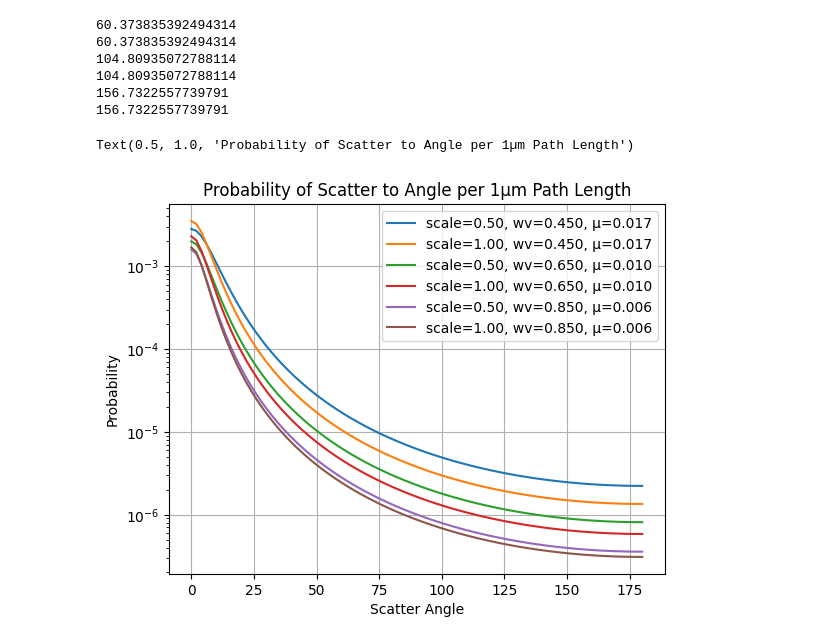
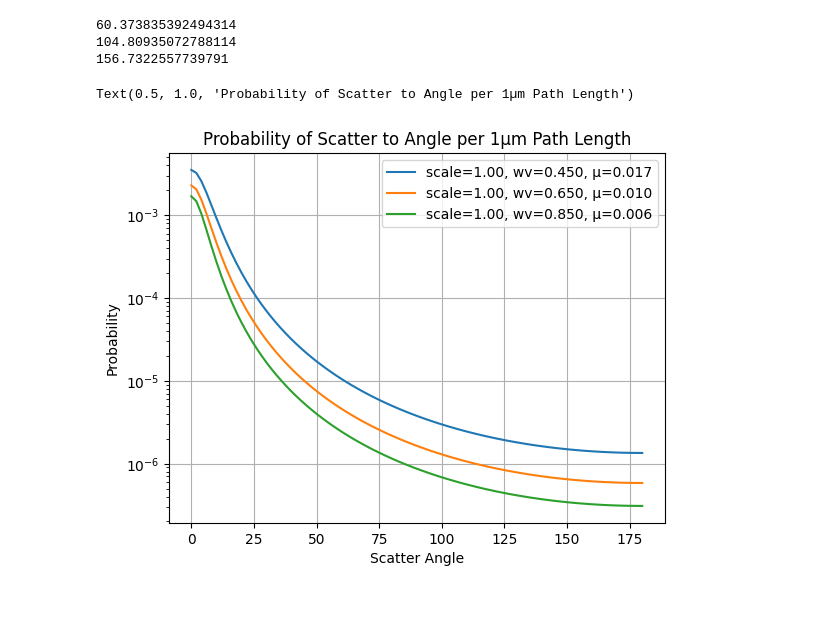
Before and after one commit to mwagner6/cellsim, a Jupyter notebook: scattering_model.ipynb, the cells around one changed output. Cells and saved outputs as stored; diff of their text form; code cells hidden in the pictures; blank space fills up the shorter version.

```diff
--- a/scattering_model.ipynb
+++ b/scattering_model.ipynb
@@ -54,30 +54,27 @@ def optical_property_generator(wavelength, theta_rad, rel_scale=1.0, rel_density
 # %%
 angles_degrees = np.arange(0, 181, 2)
 angles_radians = 2 * np.pi * angles_degrees / 360
 
 for wavelength in np.array([0.45, 0.65, 0.85]):
-    for rel_scale in np.array([0.5, 1]):
+    for rel_scale in np.array([1]):
         mu_abs, mu_scat, phase_scat = optical_property_generator(
             rel_scale=rel_scale,
             rel_density=1,
             rel_pigment=0,
             wavelength=wavelength,
             theta_rad=angles_radians)
 
         plt.semilogy(angles_degrees, mu_scat*phase_scat/phase_scat.sum(), label=f'scale={rel_scale:0.2f}, wv={wavelength:0.3f}, µ={mu_scat:0.3f}')
         print(1/mu_scat)
 
 plt.ylabel('Probability')
 plt.xlabel('Scatter Angle')
 plt.grid()
 plt.legend()
 plt.title('Probability of Scatter to Angle per 1µm Path Length')
 # %% [output]
-60.373835392494314
 60.373835392494314
 104.80935072788114
-104.80935072788114
 156.7322557739791
-156.7322557739791
 Text(0.5, 1.0, 'Probability of Scatter to Angle per 1µm Path Length')
-[figure, old version]
+[figure, new version]
```
Also changed, not shown: 5 other files.
